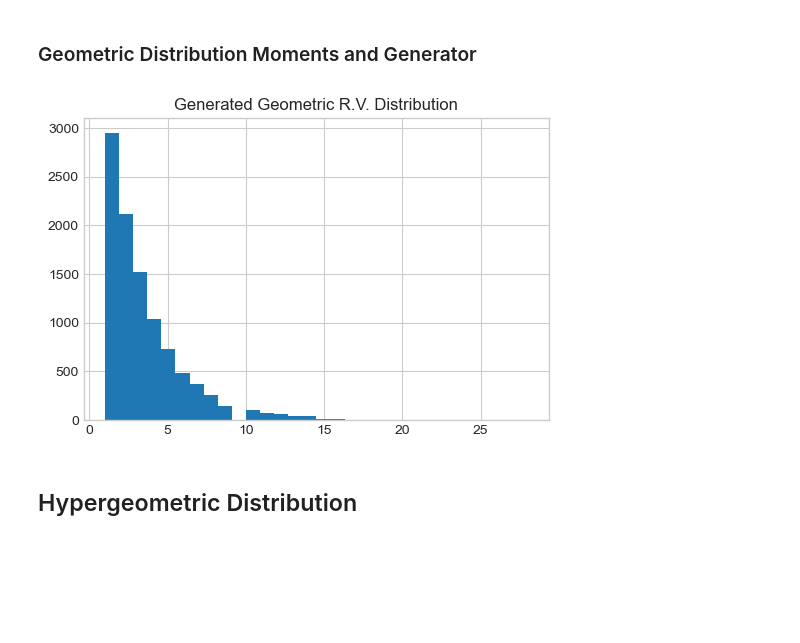
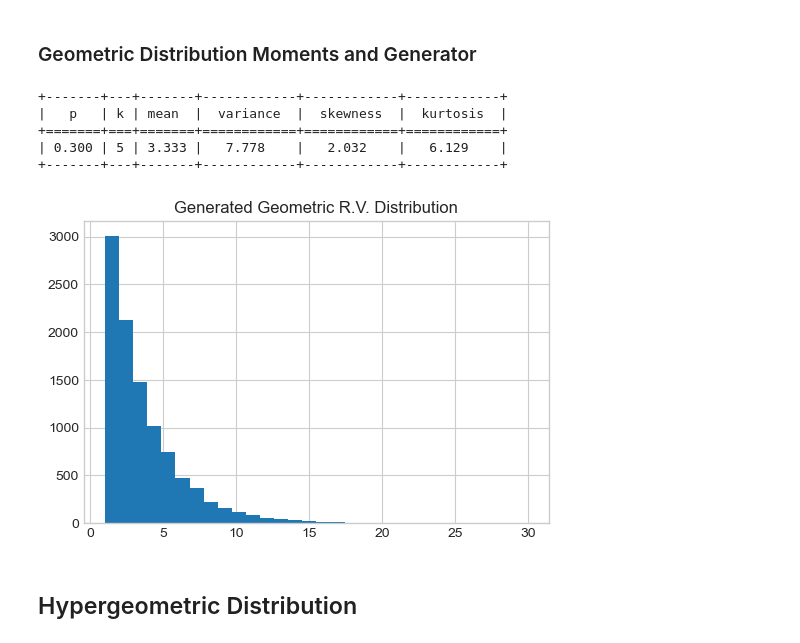
Before and after one commit to jy12060026ai/excss-stats, a Jupyter notebook: basics/02-Probability-Review.ipynb, the cells around one changed output. Saved outputs shown, nothing was run; the diff lists cells and outputs as text; code cells hidden in the pictures; blank space fills up the shorter version.

```diff
--- a/basics/02-Probability-Review.ipynb
+++ b/basics/02-Probability-Review.ipynb
@@ -757,12 +765,27 @@ print(table.draw())
+# %%
+mean, var, skew, kurt = stats.geom.stats(p, moments='mvsk')
+table = Texttable()
+table.set_cols_align(["c", "c", 'c', 'c', 'c', 'c'])
+table.set_cols_valign(["m", "m", 'm', 'm', 'm', 'm'])
+table.add_rows([['p', 'k', "mean", " variance ", ' skewness ', ' kurtosis '],
+                [p, k, mean, var, skew, kurt]])
+print(table.draw())
+# %% [output]
++-------+---+-------+------------+------------+------------+
+|   p   | k | mean  |  variance  |  skewness  |  kurtosis  |
++=======+===+=======+============+============+============+
+| 0.300 | 5 | 3.333 |   7.778    |   2.032    |   6.129    |
++-------+---+-------+------------+------------+------------+
 # %%
-geometric = stats.geom.rvs(p, size = 10000)
-norm_rv = sp.stats.norm.rvs(mu, sigma, size=5000)
-fig, ax = plt.subplots(figsize=(12, 7))
-h, bins, patches = ax.hist(norm_rv, density=True, bins=50)
-ax.set_title('Normal Frequency Distribution', size=16)
+geometric = stats.geom.rvs(p, size=10000)
+
+_, ax = plt.subplots(figsize=(6, 4), dpi=100)
+
+h, bins, patches = ax.hist(geometric, bins=30)
+ax.set(title='Generated Geometric R.V. Distribution')
 plt.show()
 # %% [output]
-[figure, old version]
+[figure, new version]
 # %% [markdown]
 ## Hypergeometric Distribution
 # %% [markdown]
```
Also changed, not shown: parts of 45 cells of this notebook.
